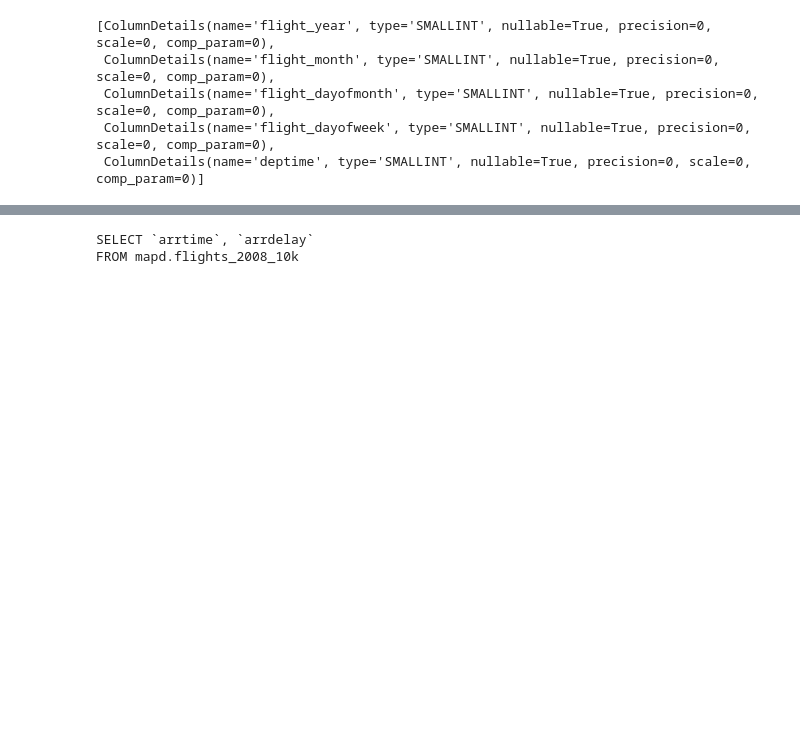
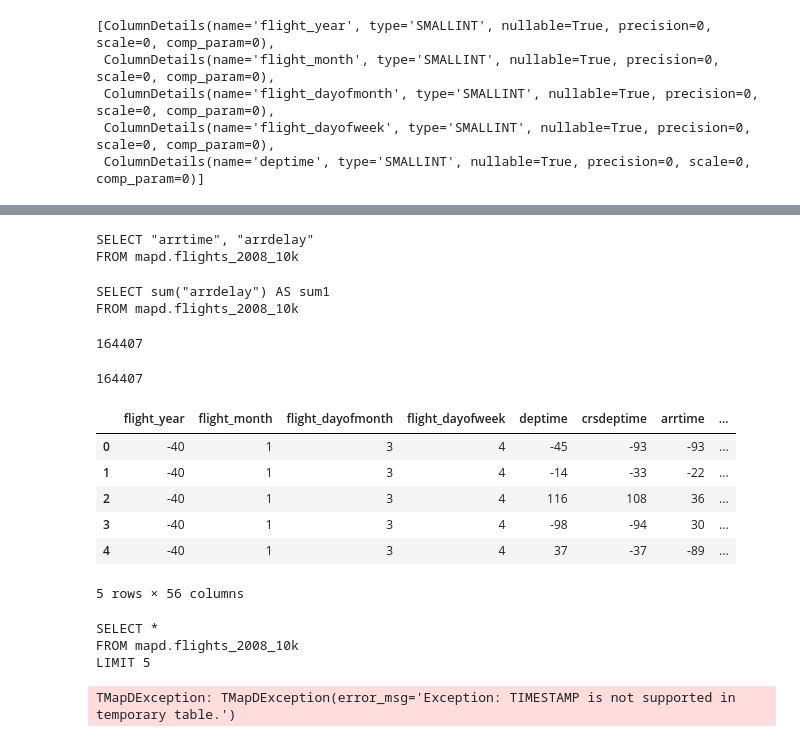
Before and after one commit to Quansight/omnisci, a Jupyter notebook: notebooks/IbisMapD.ipynb, the cells around one changed output, grey strips where cells are left out. Drawn from its saved outputs; the diff is of its cells as text; code cells hidden in the pictures; blank space fills up the shorter version.

Commit message:
IbisMapD updated. Added example using execute method.

```diff
--- a/notebooks/IbisMapD.ipynb
+++ b/notebooks/IbisMapD.ipynb
@@ -62,5 +62,44 @@ proj
+# %%
+assert ibis.mapd.verify(proj) == True
+print(ibis.mapd.compile(proj))
+# %% [output]
+SELECT "arrtime", "arrdelay"
+FROM mapd.flights_2008_10k
 # %%
-print(ibis.mapd.compile(proj))
+print(ibis.mapd.compile(t.arrdelay.sum().name('sum1')))
 # %% [output]
-SELECT `arrtime`, `arrdelay`
+SELECT sum("arrdelay") AS sum1
 FROM mapd.flights_2008_10k
+# %%
+# using con.execute
+mapd_cli.execute(t.arrdelay.sum().name('sum1'))
+# %% [output]
+164407
+# %%
+# using con.select_ipc
+mapd_cli.execution_type=2
+mapd_cli.execute(t.arrdelay.sum().name('sum1'))
+# %% [output]
+164407
+# %%
+# using con.execute
+mapd_cli.execution_type=3
+mapd_cli.execute(t.limit(5))
+# %% [output]
+|  | flight_year | flight_month | flight_dayofmonth | flight_dayofweek | deptime | crsdeptime | arrtime | ... |
+| 0 | -40 | 1 | 3 | 4 | -45 | -93 | -93 | ... |
+| 1 | -40 | 1 | 3 | 4 | -14 | -33 | -22 | ... |
+| 2 | -40 | 1 | 3 | 4 | 116 | 108 | 36 | ... |
+| 3 | -40 | 1 | 3 | 4 | -98 | -94 | 30 | ... |
+| 4 | -40 | 1 | 3 | 4 | 37 | -37 | -89 | ... |
+5 rows × 56 columns
+# %%
+# using con.select_ipc
+mapd_cli.execution_type=2
+print(mapd_cli.compile(t.limit(5)))
+mapd_cli.execute(t.limit(5))
+# %% [output]
+SELECT *
+FROM mapd.flights_2008_10k
+LIMIT 5
+TMapDException: TMapDException(error_msg='Exception: TIMESTAMP is not supported in temporary table.')
```
Also changed, not shown: parts of 3 cells of this notebook, 1 other file.
